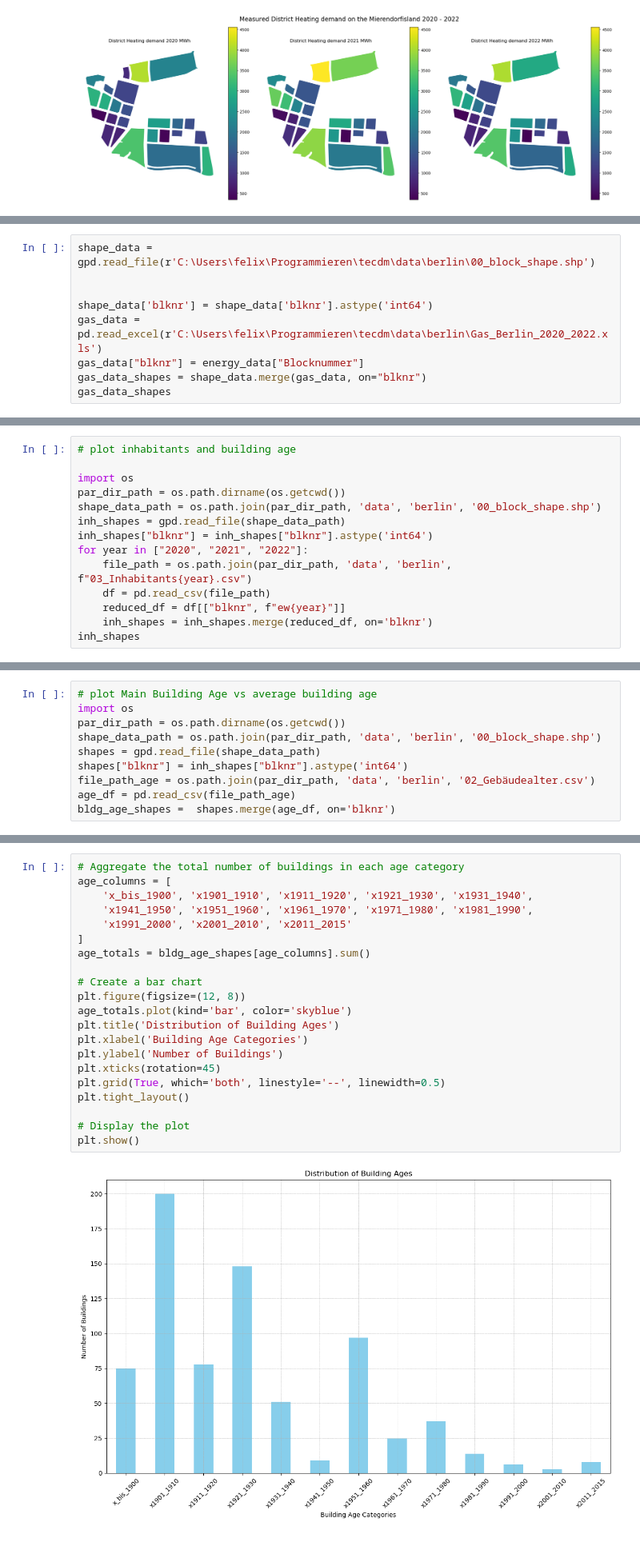
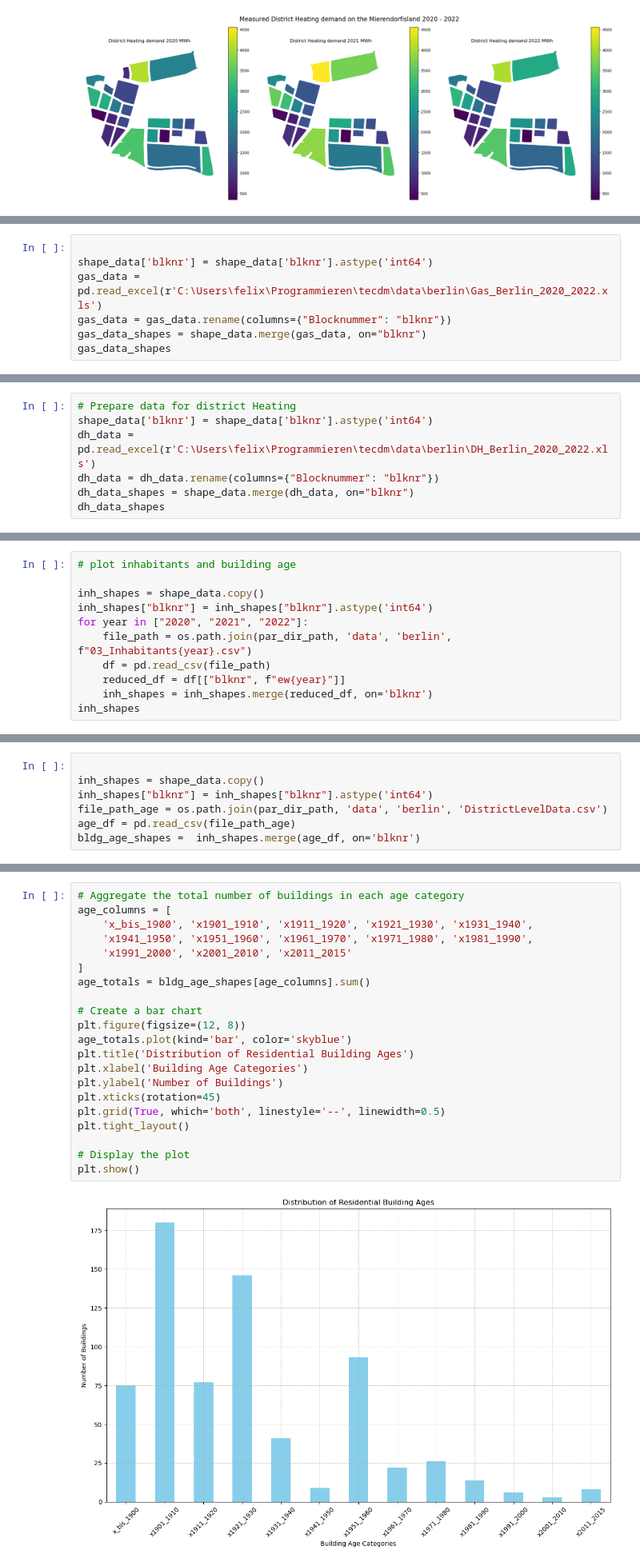
Before and after one commit to TUB-DVG/TECDEM, a Jupyter notebook: experiments/81_PlotBlock.ipynb, the cells around one changed output, grey strips where cells are left out. Shown at 80% size. Drawn from its saved outputs; the diff is of its cells as text.

```diff
--- a/experiments/81_PlotBlock.ipynb
+++ b/experiments/81_PlotBlock.ipynb
@@ -282,10 +316,8 @@ Text(0.5, 1.0, 'Number of valid Data Reportings for Electricity')
 # %%
-shape_data = gpd.read_file(r'C:\Users\felix\Programmieren\tecdm\data\berlin\00_block_shape.shp')
-
 
 shape_data['blknr'] = shape_data['blknr'].astype('int64')
 gas_data = pd.read_excel(r'C:\Users\felix\Programmieren\tecdm\data\berlin\Gas_Berlin_2020_2022.xls')
-gas_data["blknr"] = energy_data["Blocknummer"]
+gas_data = gas_data.rename(columns={"Blocknummer": "blknr"})
 gas_data_shapes = shape_data.merge(gas_data, on="blknr")
 gas_data_shapes
 # %% [output]
@@ -385,0 +418,7 @@ plt.show()
+# %%
+# Prepare data for district Heating
+shape_data['blknr'] = shape_data['blknr'].astype('int64')
+dh_data = pd.read_excel(r'C:\Users\felix\Programmieren\tecdm\data\berlin\DH_Berlin_2020_2022.xls')
+dh_data = dh_data.rename(columns={"Blocknummer": "blknr"})
+dh_data_shapes = shape_data.merge(dh_data, on="blknr")
+dh_data_shapes
@@ -404,10 +538,7 @@ Text(0.5, 1.0, 'Number of valid Data Reportings for Gas')
 # %%
 # plot inhabitants and building age
 
-import os
-par_dir_path = os.path.dirname(os.getcwd())
-shape_data_path = os.path.join(par_dir_path, 'data', 'berlin', '00_block_shape.shp')
-inh_shapes = gpd.read_file(shape_data_path)
+inh_shapes = shape_data.copy()
 inh_shapes["blknr"] = inh_shapes["blknr"].astype('int64')
 for year in ["2020", "2021", "2022"]:
     file_path = os.path.join(par_dir_path, 'data', 'berlin', f"03_Inhabitants{year}.csv")
@@ -476,13 +591,10 @@ plt.tight_layout()
 # %%
-# plot Main Building Age vs average building age
-import os
-par_dir_path = os.path.dirname(os.getcwd())
-shape_data_path = os.path.join(par_dir_path, 'data', 'berlin', '00_block_shape.shp')
-shapes = gpd.read_file(shape_data_path)
-shapes["blknr"] = inh_shapes["blknr"].astype('int64')
-file_path_age = os.path.join(par_dir_path, 'data', 'berlin', '02_Gebäudealter.csv')
+
+inh_shapes = shape_data.copy()
+inh_shapes["blknr"] = inh_shapes["blknr"].astype('int64')
+file_path_age = os.path.join(par_dir_path, 'data', 'berlin', 'DistrictLevelData.csv')
 age_df = pd.read_csv(file_path_age)
-bldg_age_shapes =  shapes.merge(age_df, on='blknr')
+bldg_age_shapes =  inh_shapes.merge(age_df, on='blknr')
 # %%
 bldg_age_shapes.columns
 # %% [output]
@@ -505,23 +627,23 @@ Text(0.5, 1.0, 'Major building age group for residential buildings')
 # %%
 # Aggregate the total number of buildings in each age category
 age_columns = [
     'x_bis_1900', 'x1901_1910', 'x1911_1920', 'x1921_1930', 'x1931_1940',
     'x1941_1950', 'x1951_1960', 'x1961_1970', 'x1971_1980', 'x1981_1990',
     'x1991_2000', 'x2001_2010', 'x2011_2015'
 ]
 age_totals = bldg_age_shapes[age_columns].sum()
 
 # Create a bar chart
 plt.figure(figsize=(12, 8))
 age_totals.plot(kind='bar', color='skyblue')
-plt.title('Distribution of Building Ages')
+plt.title('Distribution of Residential Building Ages')
 plt.xlabel('Building Age Categories')
 plt.ylabel('Number of Buildings')
 plt.xticks(rotation=45)
 plt.grid(True, which='both', linestyle='--', linewidth=0.5)
 plt.tight_layout()
 
 # Display the plot
 plt.show()
 # %% [output]
-[figure, old version]
+[figure, new version]
```
Also changed, not shown: parts of 25 cells of this notebook, 1 other file.
